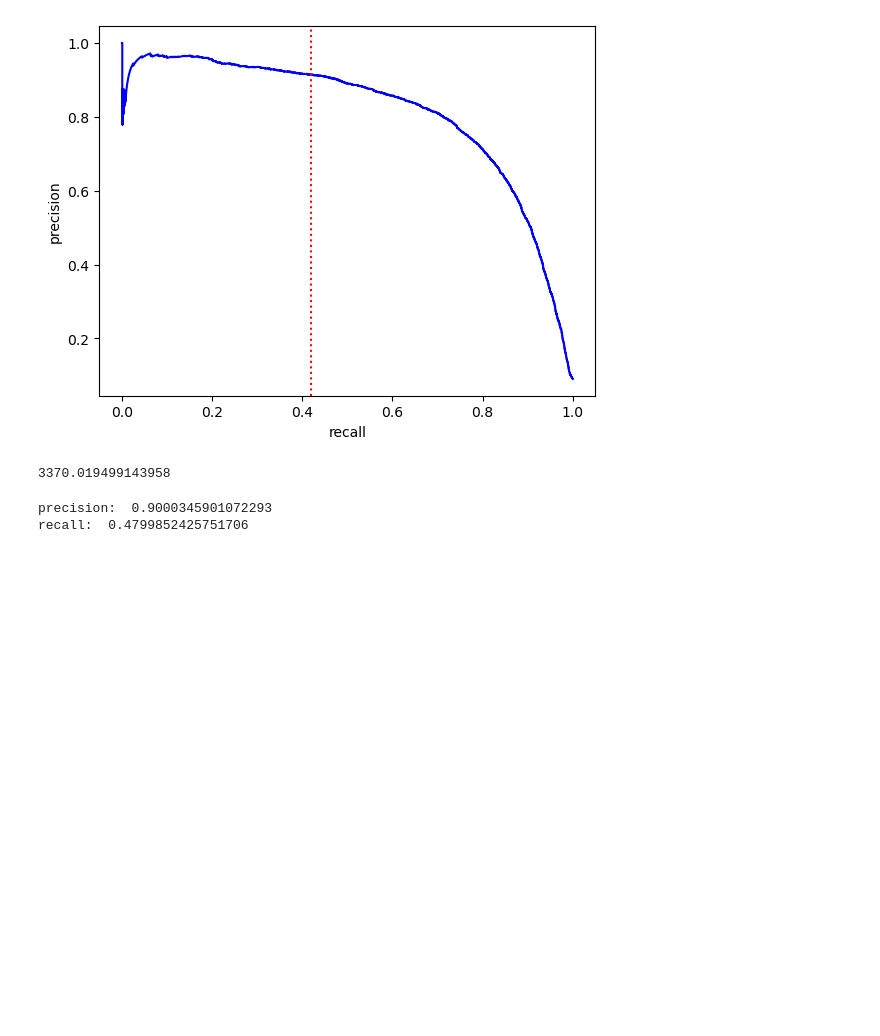
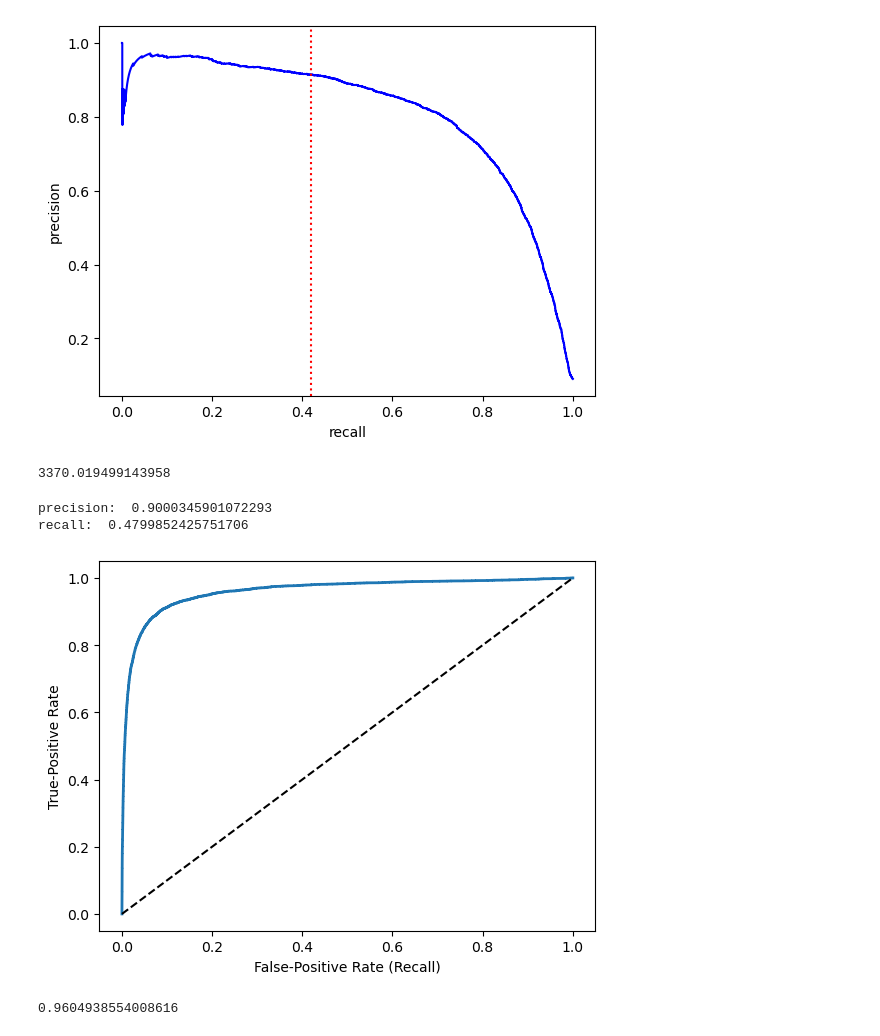
Before and after one commit to tjards/data_science_upskill, a Jupyter notebook: 3_classification/classification.ipynb, the cells around one changed output. Drawn from its saved outputs; the diff is of its cells as text; code cells hidden in the pictures; blank space fills up the shorter version.

Commit message:
finished ROC curve for binary clf

```diff
--- a/3_classification/classification.ipynb
+++ b/3_classification/classification.ipynb
@@ -184,3 +184,22 @@ print('recall: ', recall_score(y_train_5, y_train_pred_90))
 # %% [output]
 precision:  0.9000345901072293
 recall:  0.4799852425751706
+# %%
+# receiver operating characteristic (ROC) curve
+from sklearn.metrics import roc_curve
+fpr, tpr, thresholds = roc_curve(y_train_5, y_scores)
+def plot_roc_curve(fpr, tpr, label = None):
+    plt.plot(fpr, tpr, linewidth = 2, label = label)
+    plt.plot([0,1],[0,1], '--k') # random classifer (want curve far from this)
+    plt.xlabel('False-Positive Rate (Recall)')
+    plt.ylabel('True-Positive Rate')
+plot_roc_curve(fpr, tpr)
+plt.show()
+# %% [output]
+[figure, added]
+# %%
+# compute the Area Under Curve score (1 = best, 0.5 = random)
+from sklearn.metrics import roc_auc_score
+print(roc_auc_score(y_train_5, y_scores))
+# %% [output]
+0.9604938554008616
```
Also changed, not shown: parts of 3 cells of this notebook, 1 other file.
